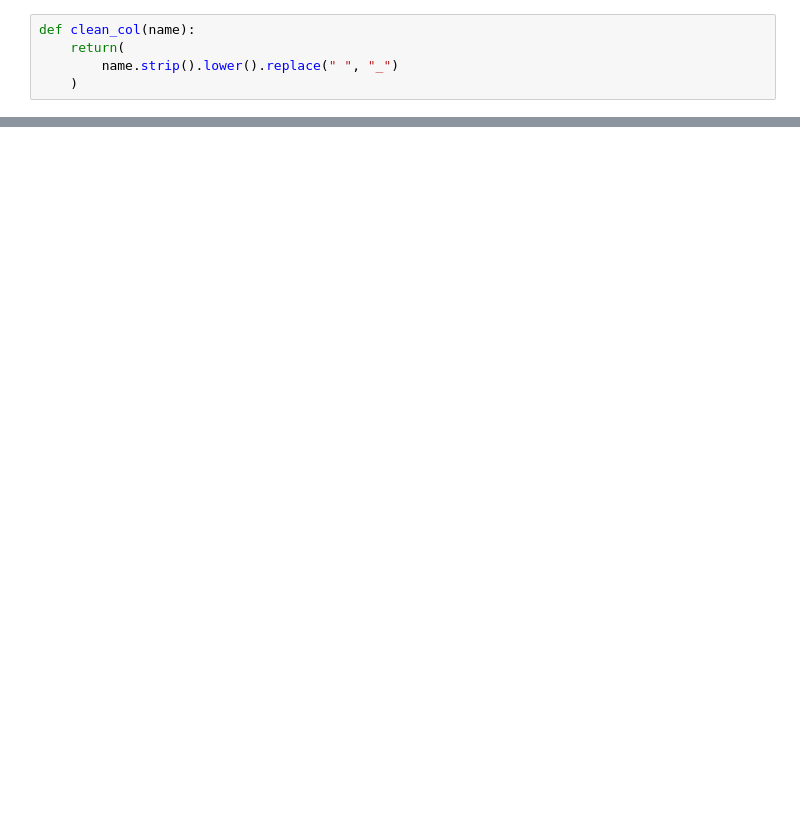
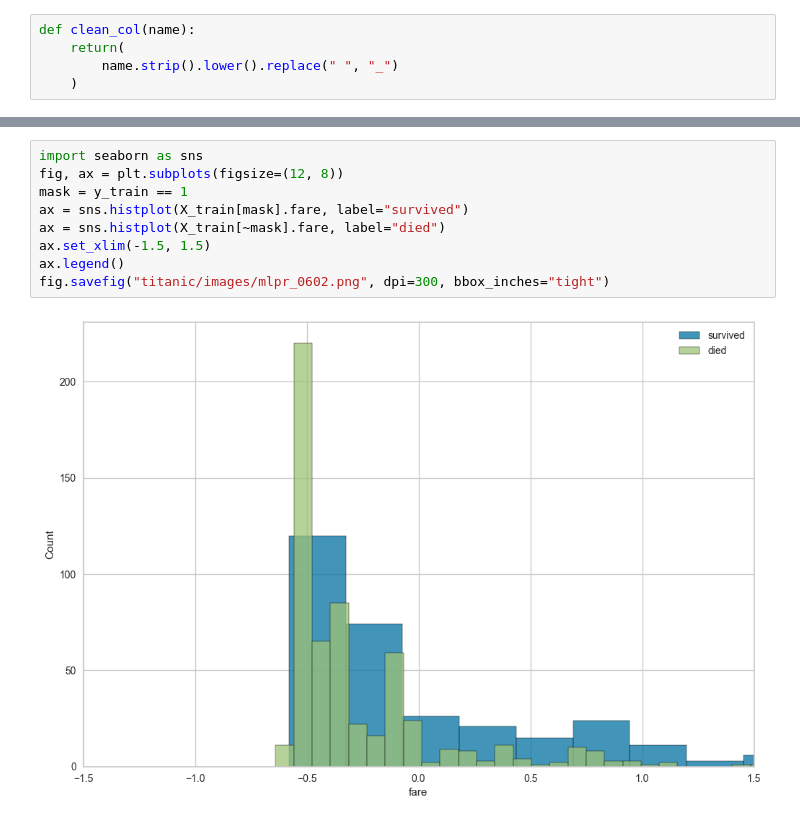
Before and after one commit to marciod7/Titanic_ML_Project, a Jupyter notebook: capitulo_03.ipynb, the cells around one changed output, grey strips where cells are left out. Cells and saved outputs as stored; diff of their text form; blank space fills up the shorter version.

```diff
--- a/capitulo_03.ipynb
+++ b/capitulo_03.ipynb
@@ -380,0 +488,11 @@ Xbad.fillna(10)
+# %%
+import seaborn as sns
+fig, ax = plt.subplots(figsize=(12, 8))
+mask = y_train == 1
+ax = sns.histplot(X_train[mask].fare, label="survived")
+ax = sns.histplot(X_train[~mask].fare, label="died")
+ax.set_xlim(-1.5, 1.5)
+ax.legend()
+fig.savefig("titanic/images/mlpr_0602.png", dpi=300, bbox_inches="tight")
+# %% [output]
+[figure, added]
```
Also changed, not shown: parts of 31 cells of this notebook, 5 other files.
